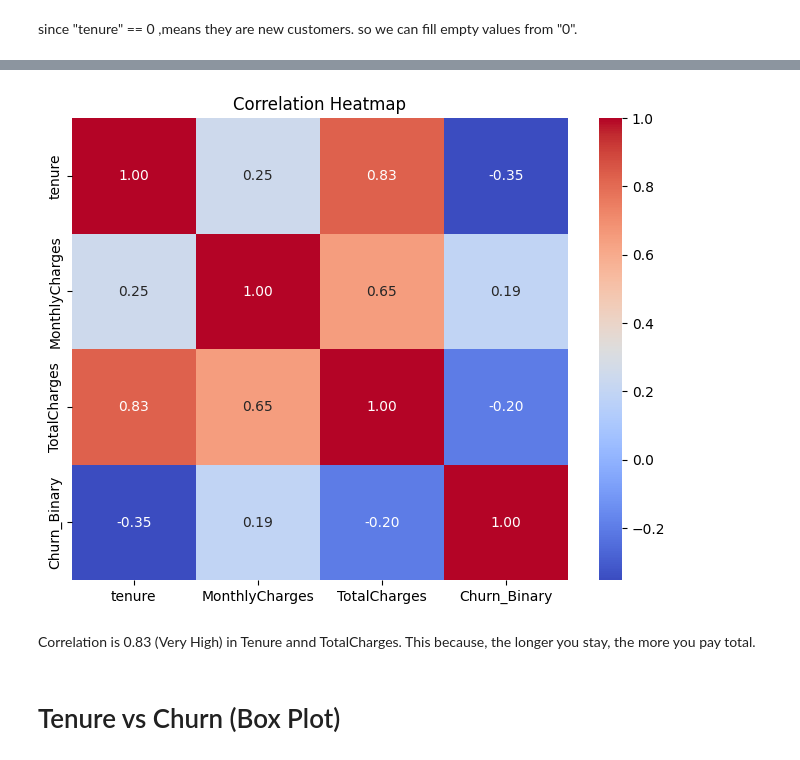
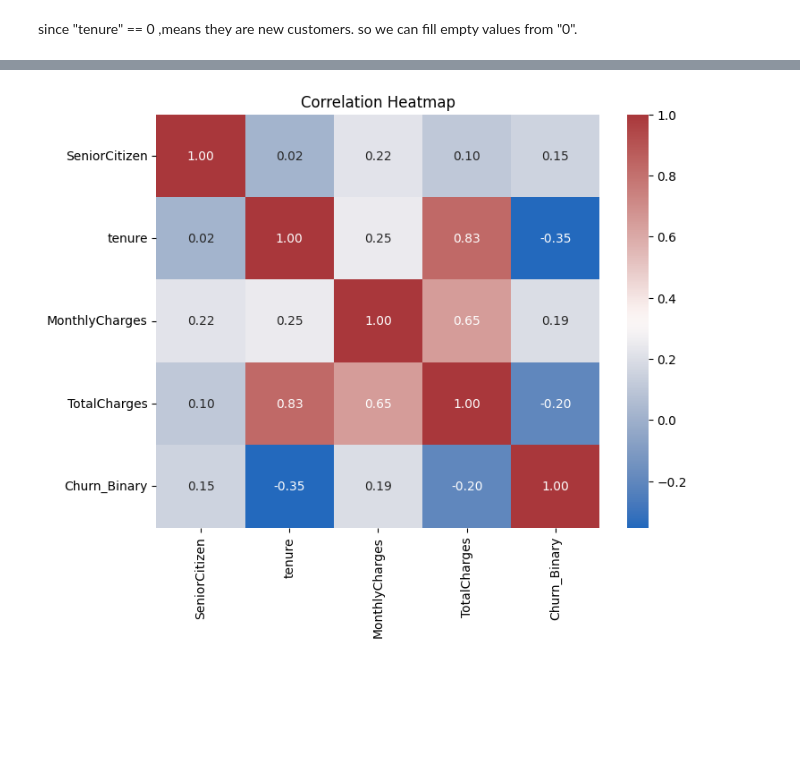
Before and after one commit to NisithaNimsara/Customer_Churn_Prediction-, a Jupyter notebook: EDA.ipynb, the cells around one changed output, grey strips where cells are left out. Saved outputs shown, nothing was run; the diff lists cells and outputs as text; code cells hidden in the pictures; blank space fills up the shorter version.

Commit message:
Add another numerical representations

```diff
--- a/EDA.ipynb
+++ b/EDA.ipynb
@@ -163,2 +144,10 @@ Name: Churn_Binary, Length: 7043, dtype: int64
+# %%
+df.drop("customerID", axis=1, inplace=True) #customerID is dropped as it is not useful for analysis
+
+df["Churn_Binary"] = df["Churn"].map({"Yes": 1, "No": 0}) #Creating a binary column for Churn
+# %%
+numerical_cols = df.select_dtypes(include=["int64", "float64"]).columns.tolist() #Numerical columns created
+
+categorical_cols = df.select_dtypes(include=["object"]).columns.tolist() #categorical columns created
 # %%
 plt.figure(figsize=(6, 4))
@@ -214,15 +221,9 @@ sceams like Contract duration is likely the strongest predictor of churn.
 # %%
-# Select numerical columns
-numerical_cols = ['tenure', 'MonthlyCharges', 'TotalCharges', 'Churn_Binary']
 corr_matrix = df[numerical_cols].corr()
 
 plt.figure(figsize=(8, 6))
-sns.heatmap(corr_matrix, annot=True, cmap='coolwarm', fmt=".2f")
-plt.title('Correlation Heatmap')
+sns.heatmap(corr_matrix, annot=True, cmap="vlag", fmt=".2f")
+plt.title("Correlation Heatmap")
 plt.show()
 # %% [output]
-[figure, old version]
+[figure, new version]
-# %% [markdown]
-Correlation is 0.83 (Very High) in Tenure annd TotalCharges. This because, the longer you stay, the more you pay total.
-# %% [markdown]
-# Tenure vs Churn (Box Plot)
```
Also changed, not shown: parts of 32 cells of this notebook.
